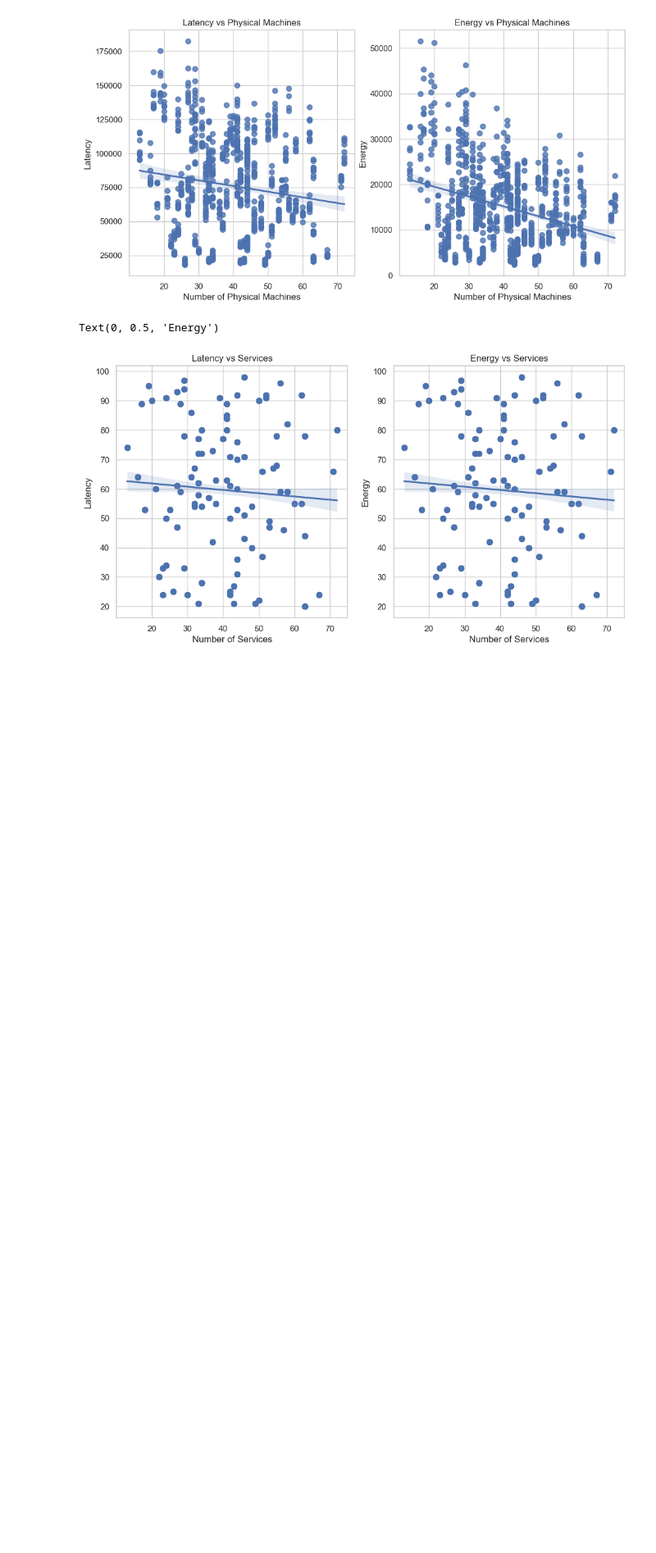
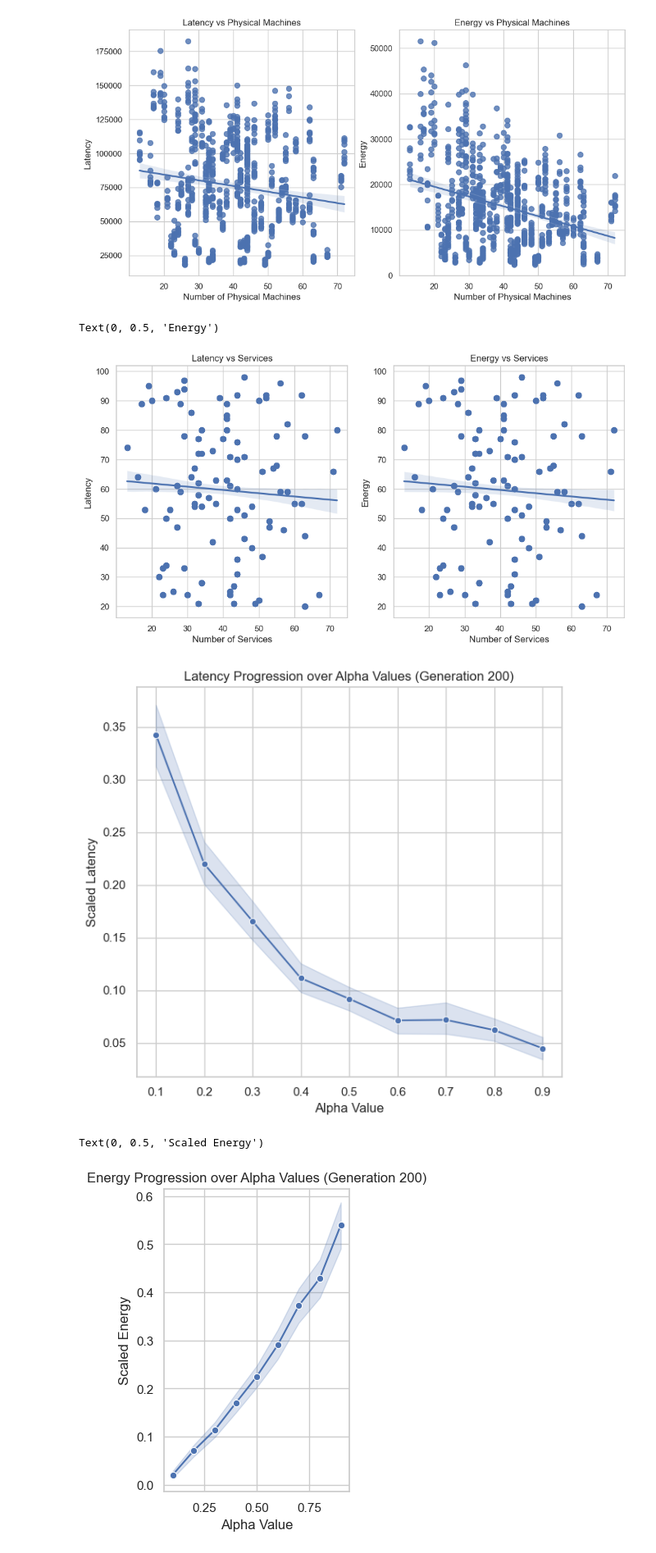
Before and after one commit to mpgallage/computing-continuum-simulator, a Jupyter notebook: analysis.ipynb, the cells around one changed output. Shown at 82% size. Saved outputs shown, nothing was run; the diff lists cells and outputs as text; code cells hidden in the pictures; blank space fills up the shorter version.

Commit message:
More graphs

```diff
--- a/analysis.ipynb
+++ b/analysis.ipynb
@@ -24,8 +24,8 @@ for config in data['config'].unique():
     data.loc[data['config'] == config, ['energy', 'latency']] = scaler.fit_transform(config_data[['energy', 'latency']])
 
 # Filter for generation 200
-filtered_data = data[data['generations'] == 200].copy()
-filtered_raw_data = raw_data[raw_data['generations'] == 200].copy()
+gen_200_data = data[data['generations'] == 200].copy()
+gen_200_raw_data = raw_data[raw_data['generations'] == 200].copy()
 # %%
 # Creating a scatter plot with a linear regression line for the newest data
 plt.figure(figsize=(12, 8))
@@ -107,3 +107,24 @@ plt.ylabel('Energy')
 # %% [output]
 Text(0, 0.5, 'Energy')
 [figure]
+# %%
+# Line chart for Latency over alpha values
+plt.subplot(1, 2, 1)
+sns.lineplot(x='alpha', y='latency', data=gen_200_data, marker='o')
+plt.title('Latency Progression over Alpha Values (Generation 200)')
+plt.xlabel('Alpha Value')
+plt.ylabel('Scaled Latency')
+plt.tight_layout()
+plt.show()
+
+# Line chart for Energy over alpha values
+plt.figure(figsize=(12, 6))
+plt.subplot(1, 2, 2)
+sns.lineplot(x='alpha', y='energy', data=gen_200_data, marker='o')
+plt.title('Energy Progression over Alpha Values (Generation 200)')
+plt.xlabel('Alpha Value')
+plt.ylabel('Scaled Energy')
+# %% [output]
+[figure, added]
+Text(0, 0.5, 'Scaled Energy')
+[figure, added]
```
Also changed, not shown: parts of 4 cells of this notebook.
